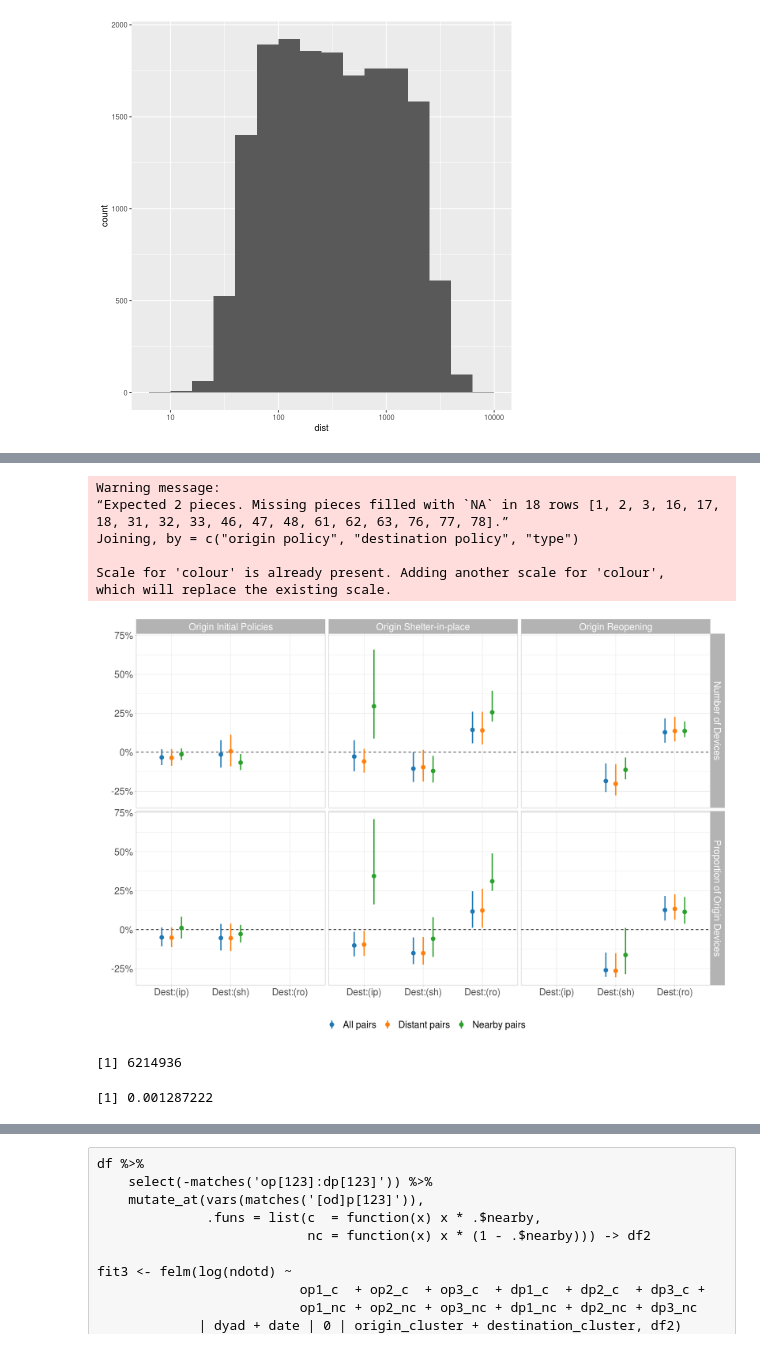
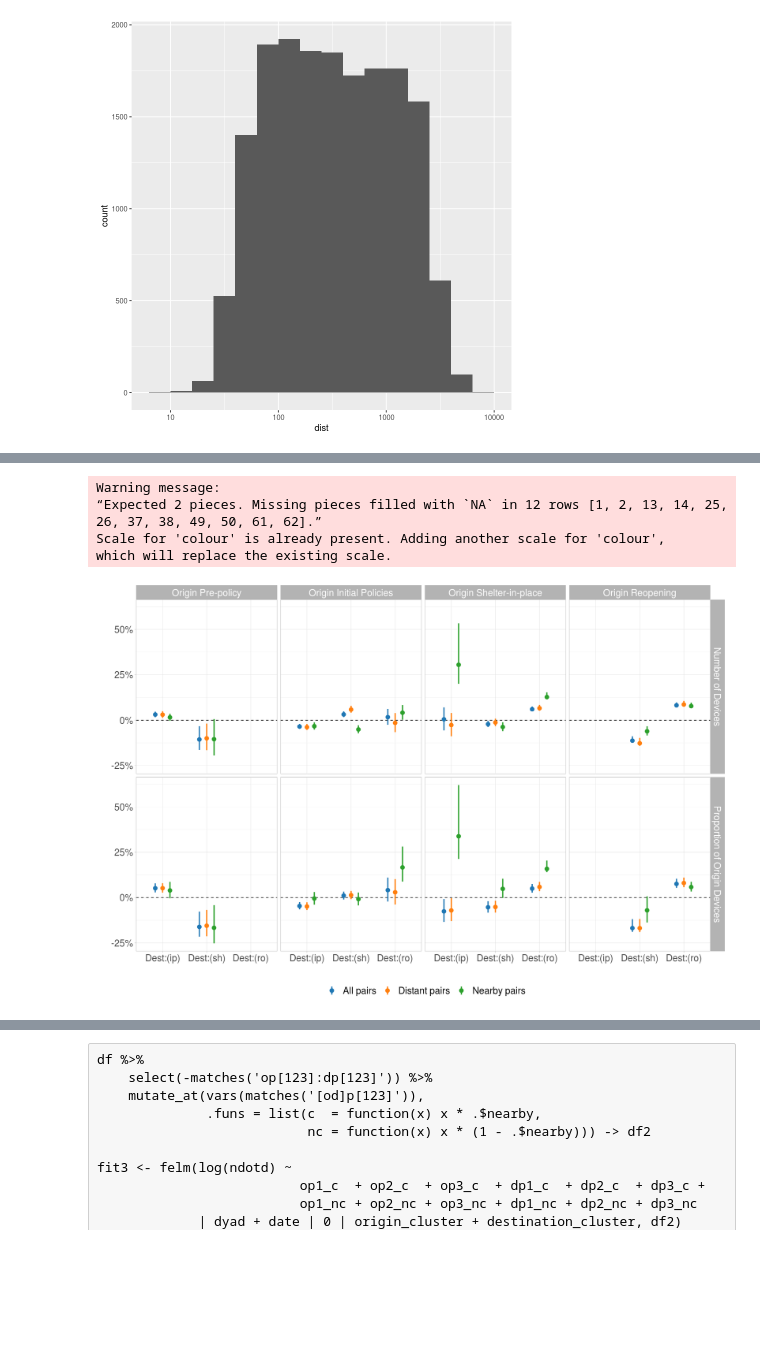
Before and after one commit to mfzhao/covid_peerfx_reopening, a Jupyter notebook: paper_code/2-dyadic_analysis.ipynb, the cells around one changed output, grey strips where cells are left out. Drawn from its saved outputs; the diff is of its cells as text; code cells hidden in the pictures; blank space fills up the shorter version.

```diff
--- a/paper_code/2-dyadic_analysis.ipynb
+++ b/paper_code/2-dyadic_analysis.ipynb
@@ -57,0 +19,3 @@ A data.table: 9342606 × 28
+# %%
+cns <- colnames(df)
+cns
@@ -102,3 +49,7 @@ A data.frame: 708708 × 31
+# %%
+wctrls  <- str_c(cns[str_detect(cns, '[od][pt][rm][ca][px]..')], collapse = ' + ')
+cdctrls <- str_c(cns[str_detect(cns, '[od]as_')], collapse = ' + ')
+ctrls   <- str_c(wctrls, ' + ', cdctrls)
 # %%
 get_coefs <- function(dv, type) {
     if(type == 'all') {
@@ -109,20 +60,19 @@ get_coefs <- function(dv, type) {
     }
 
     if(dv == 'ndotd') {
-        fit <- felm(log(ndotd) ~ op1 + op2 + op3 + dp1 + dp2 + dp3
-             | dyad + date | 0 | origin_cluster + destination_cluster, temp)
+        form <- str_c('log(ndotd) ~ op1 + op2 + op3 + dp1 + dp2 + dp3 + ', ctrls, ' | dyad + date')
+        fit  <- feols(as.formula(form), temp, nthread = 20)
     } else {
-        fit <- felm(log(pdotd) ~ op1 + op2 + op3 + dp1 + dp2 + dp3
-             | dyad + date | 0 | origin_cluster + destination_cluster, temp, weights = temp$n)
+        form <- str_c('log(pdotd) ~ op1 + op2 + op3 + dp1 + dp2 + dp3 + ', ctrls, ' | dyad + date')
+        fit  <- feols(as.formula(form), temp, weights = temp$n, nthread = 20)
     }
 
-    out <- as.data.frame(summary(fit)$coef) %>%
+    out <- summary(fit)$coeftable %>%
         mutate(var  = rownames(.),
                dv   = dv,
                type = type) %>%
-        rename(estimate = Estimate, se = `Cluster s.e.`)
+        filter(str_detect(var, '[od]p[123]')) %>%
+        rename(estimate = Estimate, se = `Std. Error`)
 
     return(out)
 }
-
-get_coefs('pdotd', 'all')
@@ -284,58 +333,46 @@ ics %>%
 # %%
-pn <- c('op1'   = "Origin Initial Policies",
+pn <- c('op0'   = "Origin Pre-policy",
+        'op1'   = "Origin Initial Policies",
         'op2'   = "Origin Shelter-in-place",
         'op3'   = "Origin Reopening",
         'ndotd' = 'Number of Devices',
         'pdotd' = 'Proportion of Origin Devices')
 
 dyad_coefs2 %>%
+    filter(var != 'op3_dp1') %>%
     separate(var, into = c('origin policy', 'destination policy')) %>%
-    left_join(ics) %>%
-    filter(!is.na(`destination policy`), `origin policy` != 'op0', `destination policy` != 'dp0') %>%
     mutate(`destination policy` = ifelse(str_detect(`destination policy`, 'p1'), 'D:(ip)',
                                         ifelse(str_detect(`destination policy`, 'p2'), 'D:(sh)', 'D:(ro)')),
-           `destination policy` = factor(`destination policy`, levels = c('D:(ip)', 'D:(sh)', 'D:(ro)'))) -> temp
-
-temp %>%
+           `destination policy` = factor(`destination policy`, levels = c('D:(ip)', 'D:(sh)', 'D:(ro)'))) %>%
     mutate(estimate = exp(estimate) - 1,
            u95ci   = exp(estimate + 1.98 * se) - 1,
            l95ci    = exp(estimate - 1.98 * se) - 1) %>%
-    filter(n > 4000) %>%
+    filter(!is.na(`destination policy`)) %>%
     ggplot(aes(x = `destination policy`, y = estimate, color = type)) +
     geom_hline(aes(yintercept = 0), linetype = 2) +
     geom_point(position = position_dodge(0.5), size = 3) +
     geom_linerange(aes(ymin = l95ci, ymax = u95ci),
                    position = position_dodge(0.5), size = 1) +
     scale_color_d3() +
     xlab('') +
     ylab('') +
     labs(color = '') +
     scale_color_d3(labels = c('All pairs', 'Distant pairs', 'Nearby pairs')) +
     scale_y_continuous(labels = scales::percent) +
     scale_x_discrete(labels = c('Dest:(ip)',
                                 'Dest:(sh)',
                                 'Dest:(ro)')) +
     facet_grid(dv ~ `origin policy`, labeller = as_labeller(pn)) +
     theme_light() +
     theme(text = element_text(size=20),
           legend.position = 'bottom') -> p
 
-ggsave('/home/mfzhao/p4.pdf', p, device = 'pdf', width = 6.5, height = 5, scale = 2)
+#ggsave('/home/mfzhao/p4.pdf', p, device = 'pdf', width = 6.5, height = 5, scale = 2)
 
 p
 # %% [output]
 Warning message:
-“Expected 2 pieces. Missing pieces filled with `NA` in 18 rows [1, 2, 3, 16, 17, 18, 31, 32, 33, 46, 47, 48, 61, 62, 63, 76, 77, 78].”
-Joining, by = c("origin policy", "destination policy", "type")
-
+“Expected 2 pieces. Missing pieces filled with `NA` in 12 rows [1, 2, 13, 14, 25, 26, 37, 38, 49, 50, 61, 62].”
 Scale for 'colour' is already present. Adding another scale for 'colour',
 which will replace the existing scale.
-[figure, old version]
+[figure, new version]
-# %%
-sum(ics$n)
-# %% [output]
-[1] 6214936
-# %%
-4000/(6214936/2)
-# %% [output]
-[1] 0.001287222
```
Also changed, not shown: parts of 23 cells of this notebook, 3 other files.
